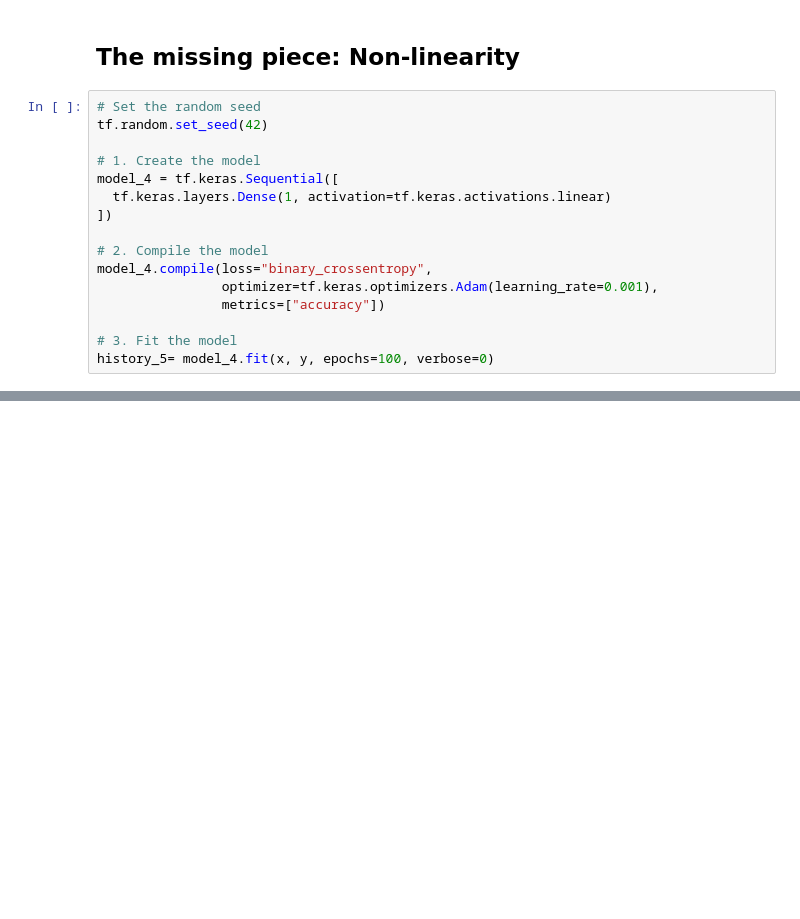
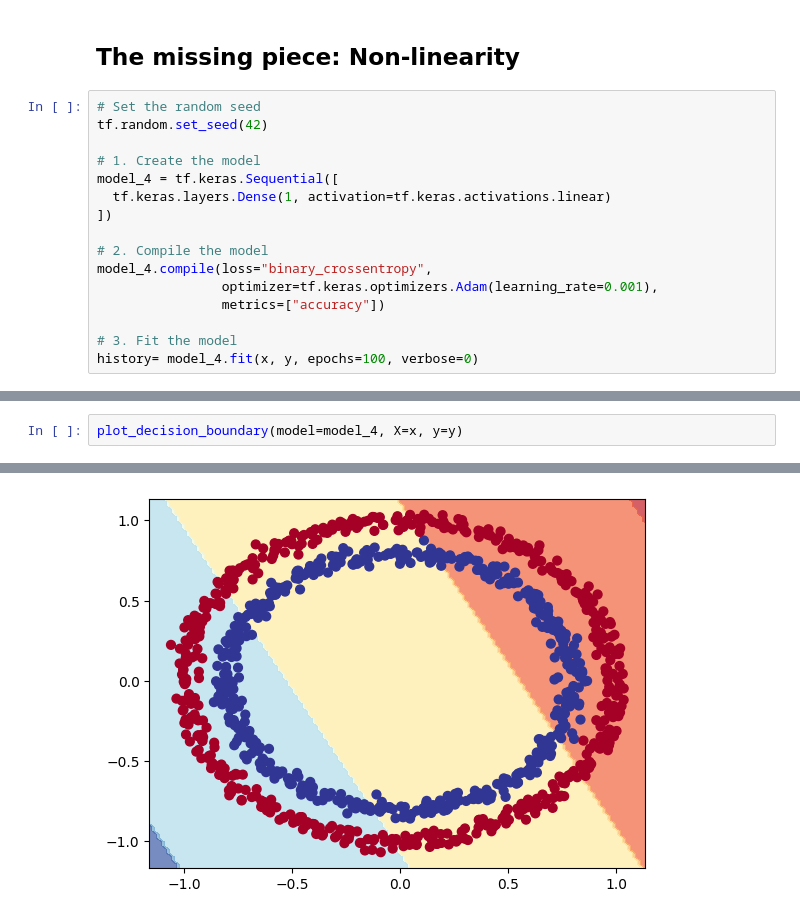
Before and after one commit to Amir-ali-anwar/AI-Learning, a Jupyter notebook: TensorFlow/01_tensorflow_basics/02_neural_network_classification_in_tensorflow.ipynb, the cells around one changed output, grey strips where cells are left out. Cells and saved outputs as stored; diff of their text form; blank space fills up the shorter version.

```diff
--- a/TensorFlow/01_tensorflow_basics/02_neural_network_classification_in_tensorflow.ipynb
+++ b/TensorFlow/01_tensorflow_basics/02_neural_network_classification_in_tensorflow.ipynb
@@ -341,7 +341,7 @@ model_4.compile(loss="binary_crossentropy",
                 metrics=["accuracy"])
 
 # 3. Fit the model
-history_5= model_4.fit(x, y, epochs=100, verbose=0)
+history= model_4.fit(x, y, epochs=100, verbose=0)
 # %%
 plt.scatter(x[:,0], x[:,1] ,c=y , cmap=plt.cm.RdYlBu)
 # %% [output]
@@ -349,0 +350,3 @@ plt.scatter(x[:,0], x[:,1] ,c=y , cmap=plt.cm.RdYlBu)
+# %%
+plot_decision_boundary(model=model_4, X=x, y=y)
+# %% [output]
@@ -349,0 +355 @@ plt.scatter(x[:,0], x[:,1] ,c=y , cmap=plt.cm.RdYlBu)
+[figure, added]
```
Also changed, not shown: parts of 23 cells of this notebook.
